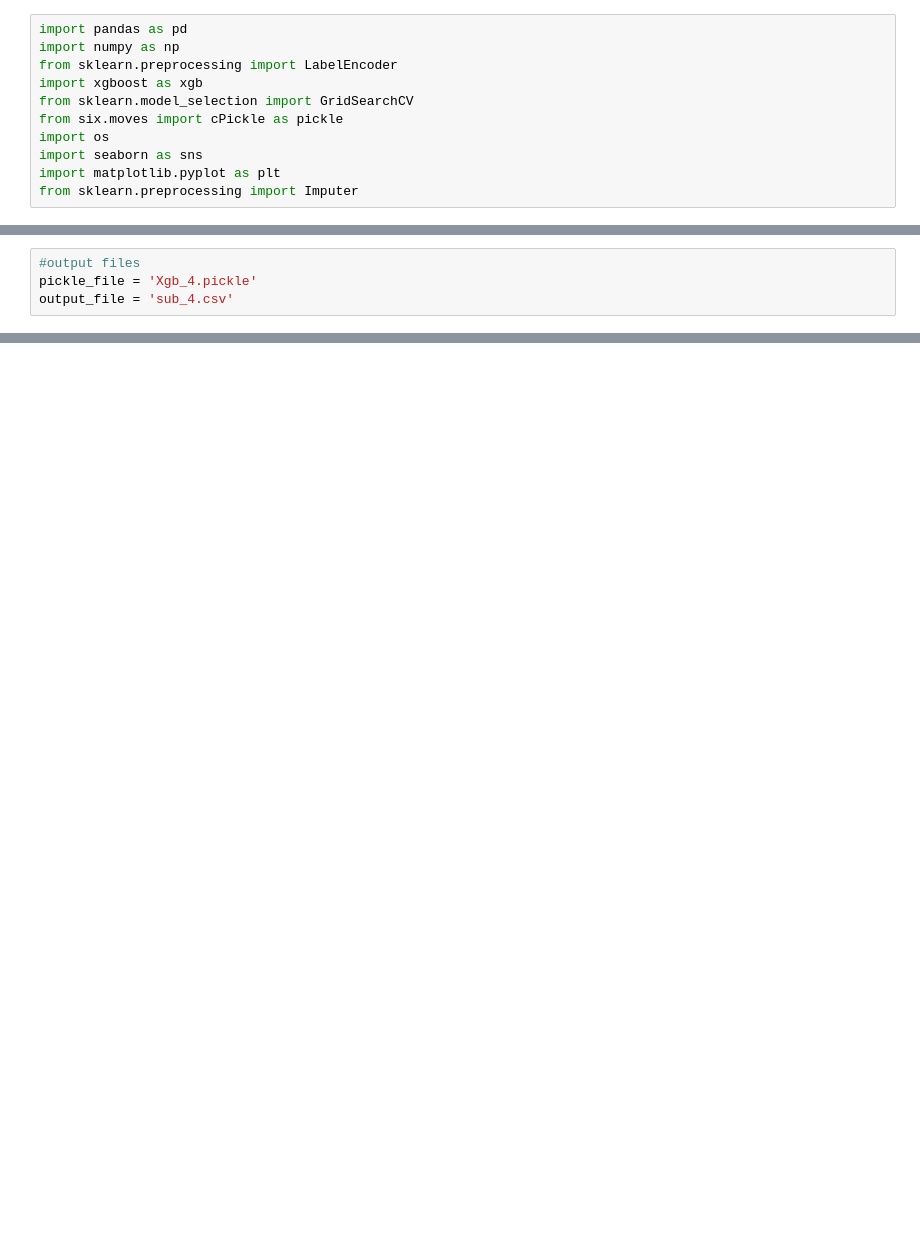
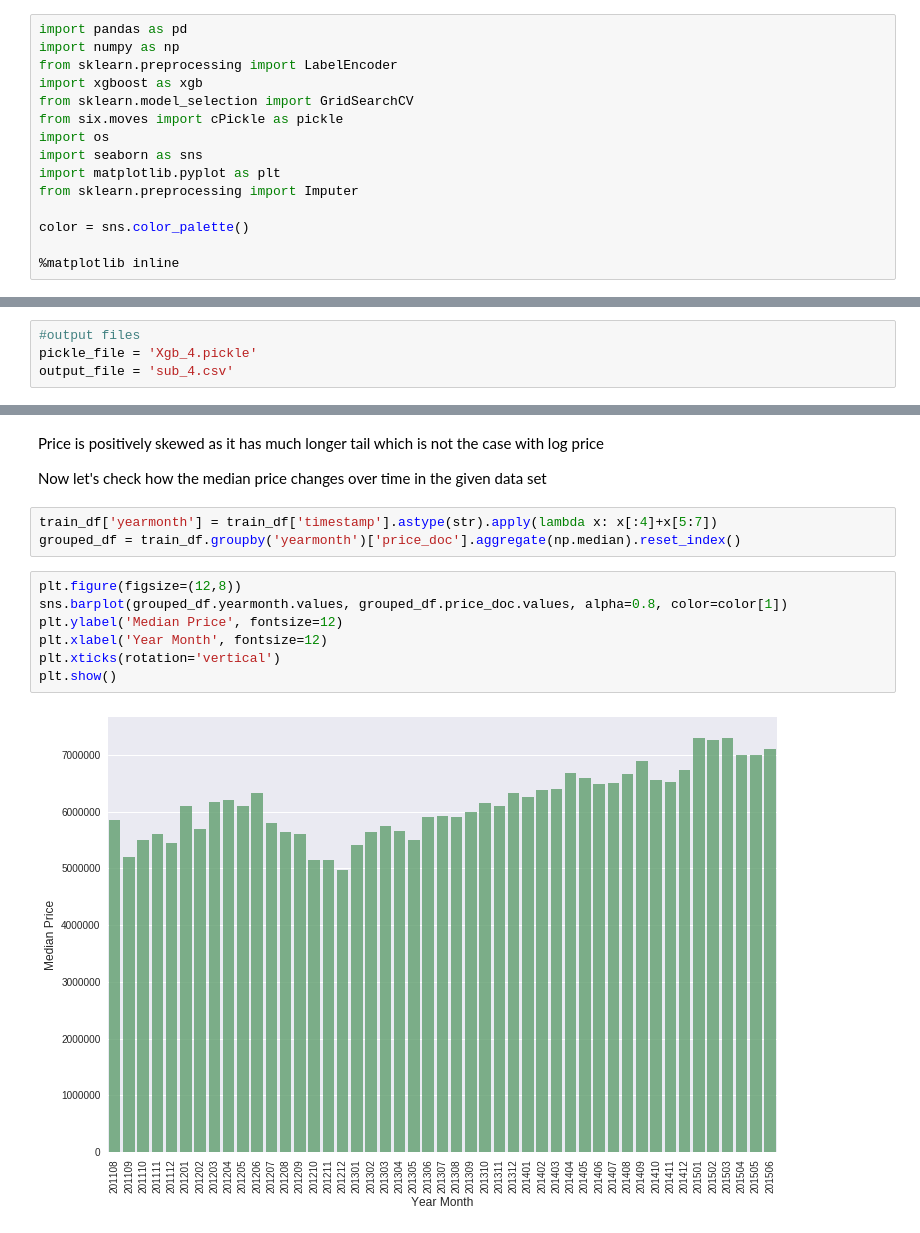
Before and after one commit to Jugaadu/srhm, a Jupyter notebook: Sberbank Russian Housing Market.ipynb, the cells around one changed output, grey strips where cells are left out. Cells and saved outputs as stored; diff of their text form; blank space fills up the shorter version.

```diff
--- a/Sberbank Russian Housing Market.ipynb
+++ b/Sberbank Russian Housing Market.ipynb
@@ -9,3 +20,7 @@ import os
 import seaborn as sns
 import matplotlib.pyplot as plt
 from sklearn.preprocessing import Imputer
+
+color = sns.color_palette()
+
+%matplotlib inline
@@ -300,0 +96,16 @@ sns.pairplot(train)
+# %% [markdown]
+Price is positively skewed as it has much longer tail which is not the case with log price
+
+Now let's check how the median price changes over time in the given data set
+# %%
+train_df['yearmonth'] = train_df['timestamp'].astype(str).apply(lambda x: x[:4]+x[5:7])
+grouped_df = train_df.groupby('yearmonth')['price_doc'].aggregate(np.median).reset_index()
+# %%
+plt.figure(figsize=(12,8))
+sns.barplot(grouped_df.yearmonth.values, grouped_df.price_doc.values, alpha=0.8, color=color[1])
+plt.ylabel('Median Price', fontsize=12)
+plt.xlabel('Year Month', fontsize=12)
+plt.xticks(rotation='vertical')
+plt.show()
+# %% [output]
+[figure, added]
```
Also changed, not shown: parts of 117 cells of this notebook, 1 other file.
